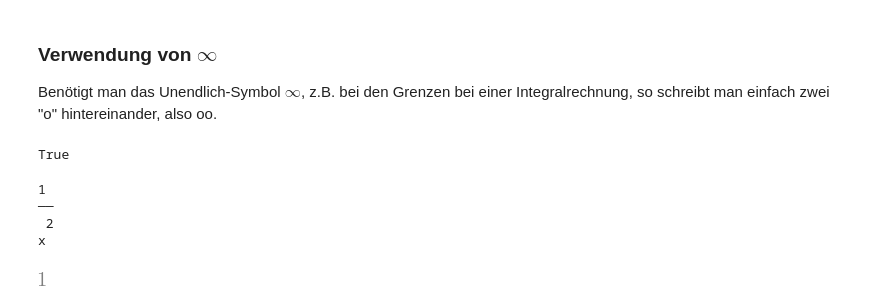
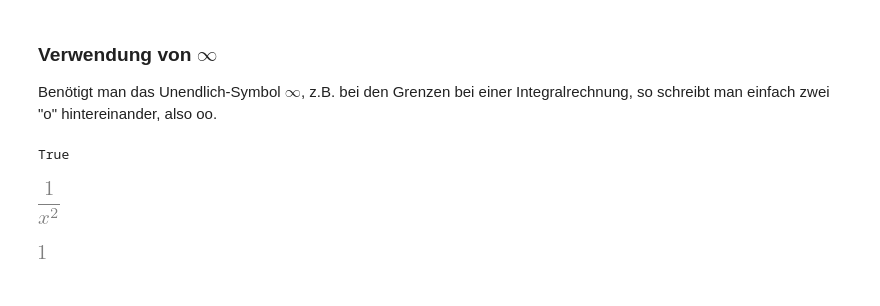
Before and after one commit to troescherw/jupyter_python, a Jupyter notebook: SymPy_SymbolischeMathematik.ipynb, the cells around one changed output. Drawn from its saved outputs; the diff is of its cells as text; code cells hidden in the pictures.

```diff
--- a/SymPy_SymbolischeMathematik.ipynb
+++ b/SymPy_SymbolischeMathematik.ipynb
@@ -624,12 +624,10 @@ else:
 True
 # %%
 f = 1/x**2
-pprint(f)
-
-integrate(f, (x,1,oo))
+f
 # %% [output]
-1
-──
- 2
-x
-[figure, old version]
+[figure, new version]
+# %%
+integrate(f, (x,1,oo))
+# %% [output]
+[figure, added]
```
